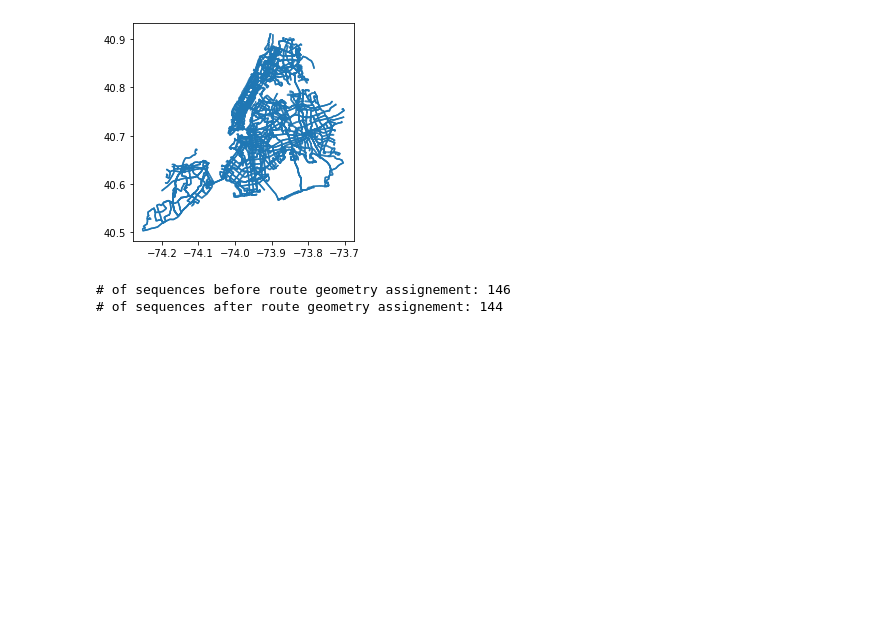
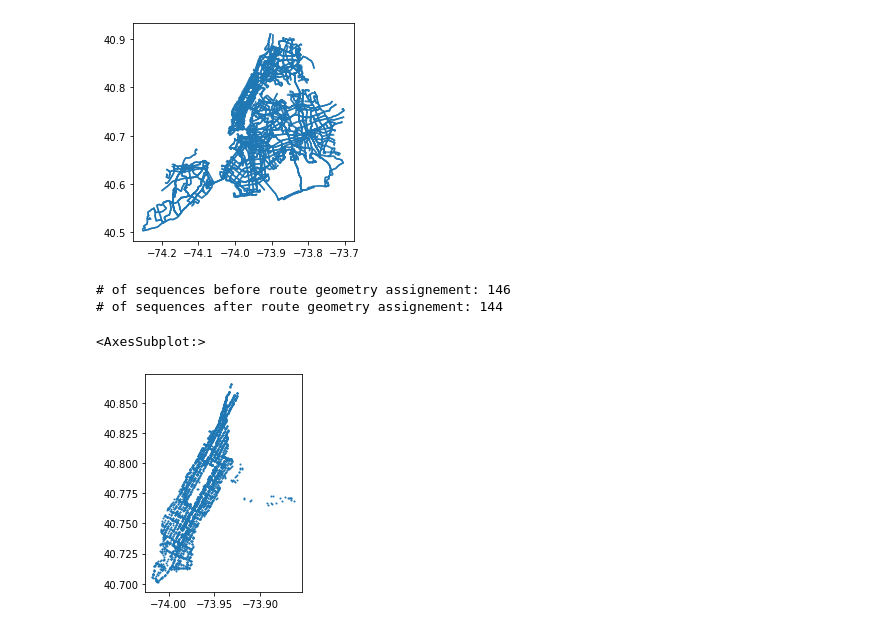
Before and after one commit to cpcarey/nyu-cusp-gtfs-bus, a Jupyter notebook: src/notebooks/gtfs/0001_extract_sequences.ipynb, the cells around one changed output. Cells and saved outputs as stored; diff of their text form; code cells hidden in the pictures; blank space fills up the shorter version.

```diff
--- a/src/notebooks/gtfs/0001_extract_sequences.ipynb
+++ b/src/notebooks/gtfs/0001_extract_sequences.ipynb
@@ -158,6 +160,13 @@ print(f'# of sequences after route geometry assignement: {len(sequences)}')
 # %%
 for sequence in sequences:
     sequence.assign_stop_coords(stops_df)
+# %%
+# Check all stop coordinates by plotting.
+all_stop_coords = list(itertools.chain(*[s.stop_coords for s in sequences]))
+gpd.GeoDataFrame({}, geometry=all_stop_coords, crs=CRS_LATLON).plot(markersize=1)
+# %% [output]
+<AxesSubplot:>
+[figure, added]
 # %%
 # Export sequences to JSON.
 with open(f'{EXPORTS_DIR}/json/manhattan/sequences.json', 'w') as fp:
```
Also changed, not shown: parts of 10 cells of this notebook, 2 other files.
